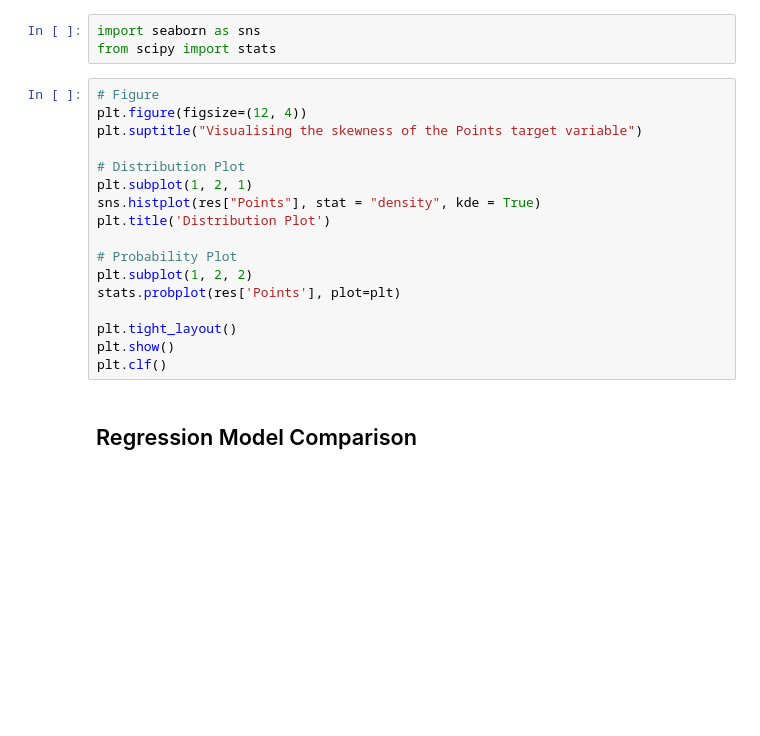
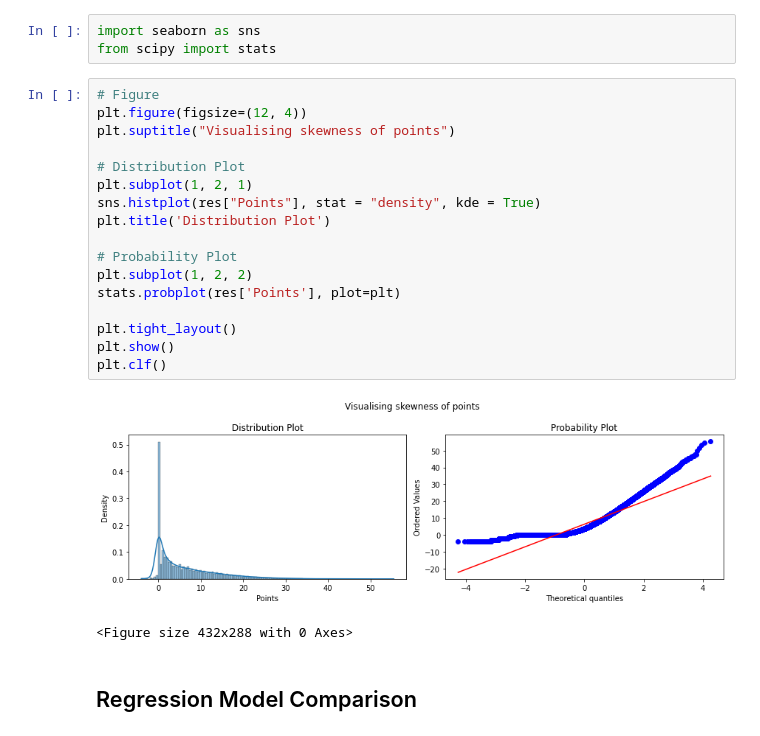
Before and after one commit to ahs8w/model_football, a Jupyter notebook: FF21_Scoring_Projections.ipynb, the cells around one changed output. Cells and saved outputs as stored; diff of their text form; blank space fills up the shorter version.

```diff
--- a/FF21_Scoring_Projections.ipynb
+++ b/FF21_Scoring_Projections.ipynb
@@ -182,20 +182,23 @@ from scipy import stats
 # %%
 # Figure
 plt.figure(figsize=(12, 4))
-plt.suptitle("Visualising the skewness of the Points target variable")
+plt.suptitle("Visualising skewness of points")
 
 # Distribution Plot
 plt.subplot(1, 2, 1)
 sns.histplot(res["Points"], stat = "density", kde = True)
 plt.title('Distribution Plot')
 
 # Probability Plot
 plt.subplot(1, 2, 2)
 stats.probplot(res['Points'], plot=plt)
 
 plt.tight_layout()
 plt.show()
 plt.clf()
+# %% [output]
+[figure, added]
+<Figure size 432x288 with 0 Axes>
 # %% [markdown]
 ## Regression Model Comparison
 # %%
```
Also changed, not shown: parts of 25 cells of this notebook, 5 other files.
